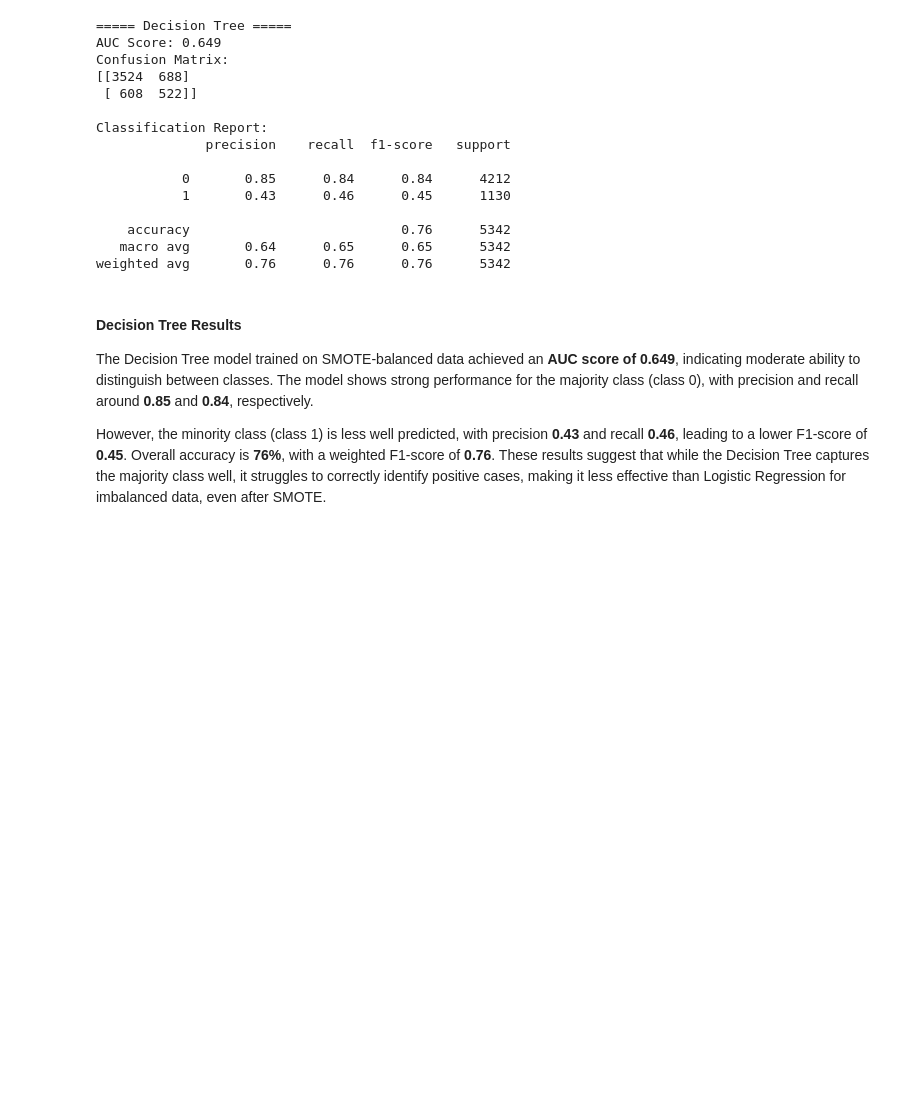
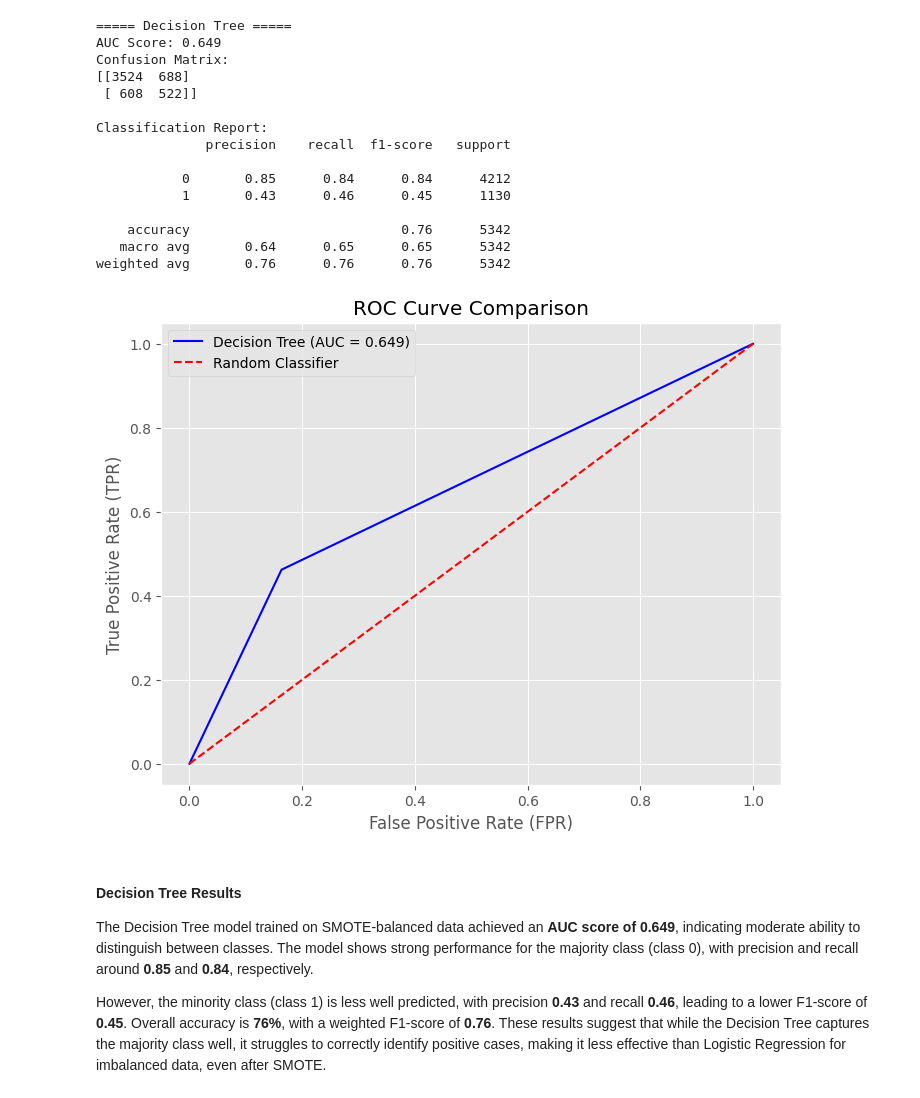
Before and after one commit to MaurineChemutai/H1N1-Flu-Vaccine-Classification-Model-Phase-3, a Jupyter notebook: index.ipynb, the cells around one changed output. Cells and saved outputs as stored; diff of their text form; code cells hidden in the pictures; blank space fills up the shorter version.

```diff
--- a/index.ipynb
+++ b/index.ipynb
@@ -914,6 +930,21 @@ Classification Report:
     accuracy                           0.76      5342
    macro avg       0.64      0.65      0.65      5342
 weighted avg       0.76      0.76      0.76      5342
+# %%
+plt.figure(figsize=(8,6))
+
+plt.plot(fpr_tree, tpr_tree, color="blue", label=f"Decision Tree (AUC = {auc_tree:.3f})")
+
+# Random baseline
+plt.plot([0,1], [0,1], linestyle='--', color='red', label="Random Classifier")
+
+plt.xlabel("False Positive Rate (FPR)")
+plt.ylabel("True Positive Rate (TPR)")
+plt.title("ROC Curve Comparison")
+plt.legend()
+plt.show()
+# %% [output]
+[figure, added]
 # %% [markdown]
 #### Decision Tree Results
 
```
Also changed, not shown: parts of 12 cells of this notebook.
